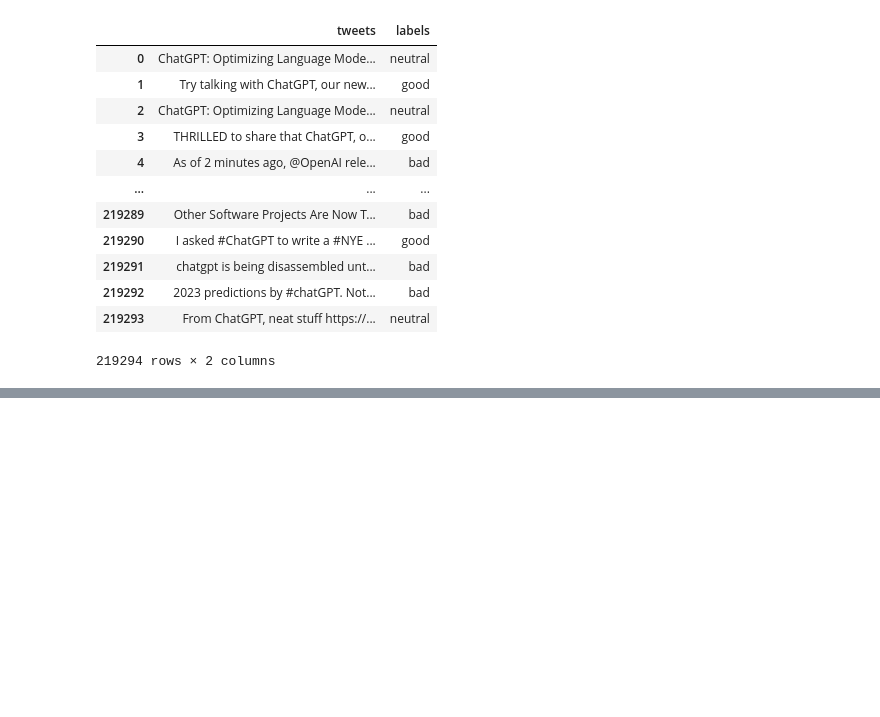
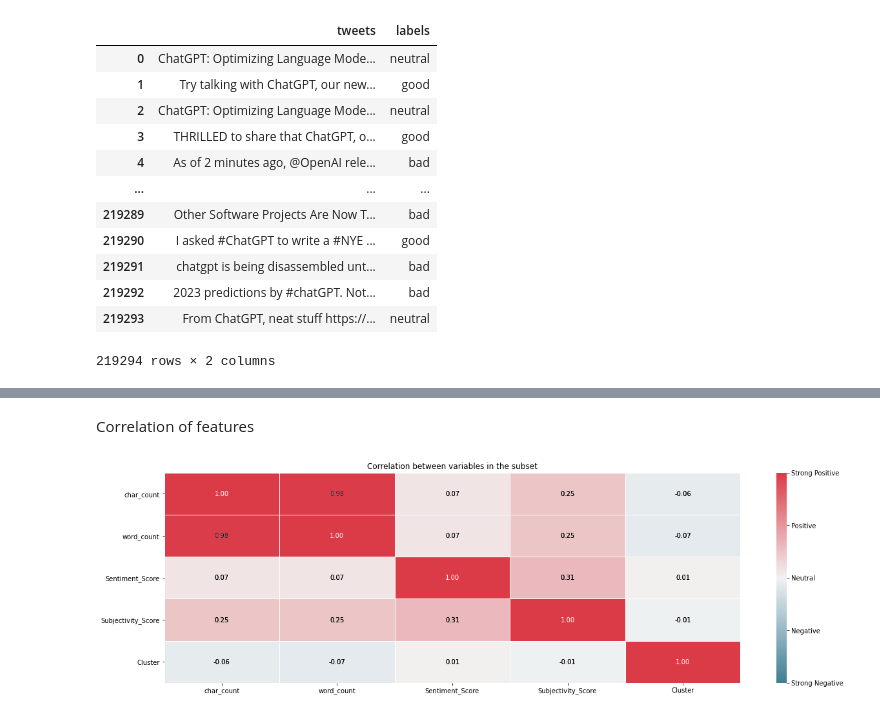
Before and after one commit to JaydenBeckwith/SentimentAnalysis, a Jupyter notebook: main.ipynb, the cells around one changed output, grey strips where cells are left out. Cells and saved outputs as stored; diff of their text form; code cells hidden in the pictures; blank space fills up the shorter version.

```diff
--- a/main.ipynb
+++ b/main.ipynb
@@ -153,0 +373,24 @@ df
+# %% [markdown]
+Correlation of features
+# %%
+# correlation matrix of numerical variables in the data
+correlation_matrix = subset_df.corr()
+
+plt.figure(figsize=[20, 6])
+cmap = sns.diverging_palette(220, 10, as_cmap=True)
+sns.heatmap(correlation_matrix, annot=True, fmt=".2f", cmap=cmap, vmin=-1, vmax=1, linewidths=0.5)
+plt.title('Correlation between variables in the subset')
+
+for i in range(correlation_matrix.shape[0]):
+    for j in range(correlation_matrix.shape[1]):
+        if i != j:
+            text = '{:.2f}'.format(correlation_matrix.iloc[i, j])
+            plt.text(j + 0.5, i + 0.5, text, ha='center', va='center', color='black')
+
+colorbar = plt.gca().collections[0].colorbar
+colorbar.set_ticks([-1, -0.5, 0, 0.5, 1])
+colorbar.set_ticklabels(['Strong Negative', 'Negative', 'Neutral', 'Positive', 'Strong Positive'])
+
+plt.show()
+# %% [output]
+[figure, added]
```
Also changed, not shown: parts of 28 cells of this notebook, 1 other file.
